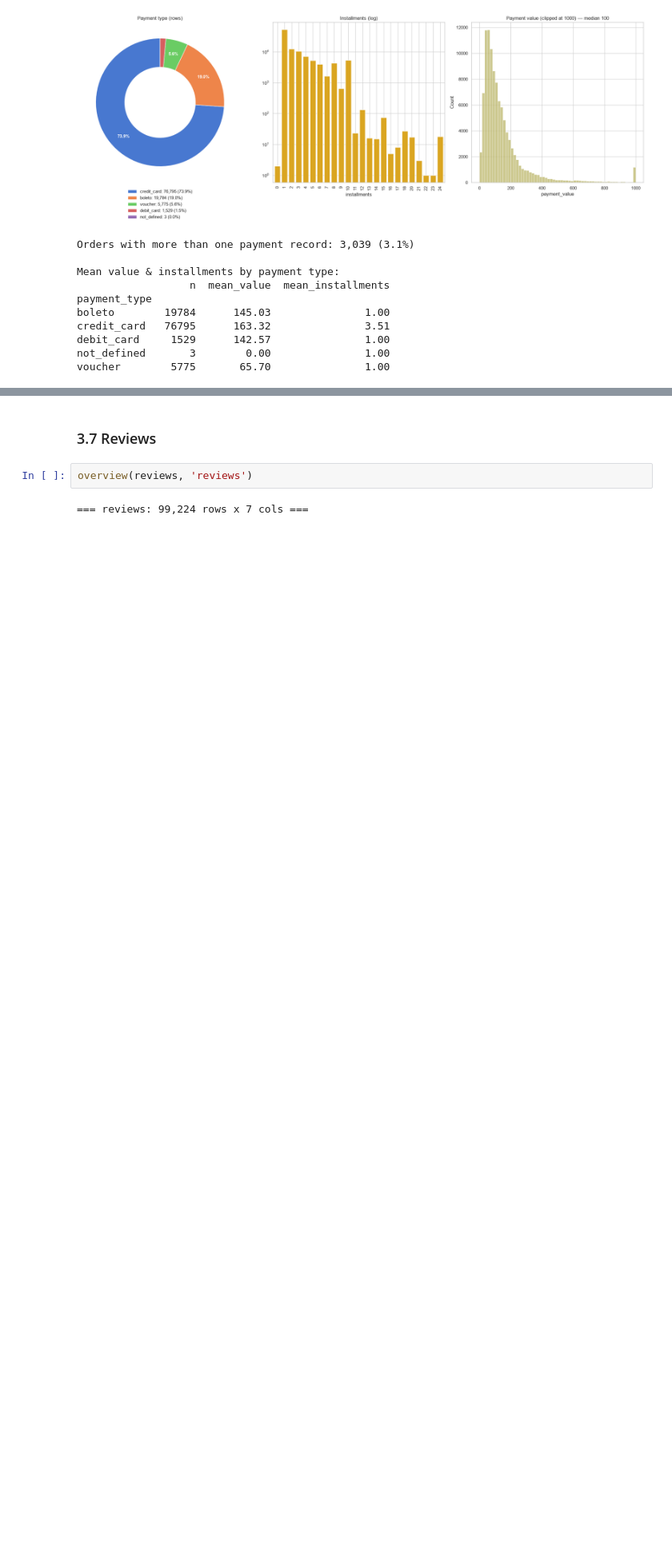
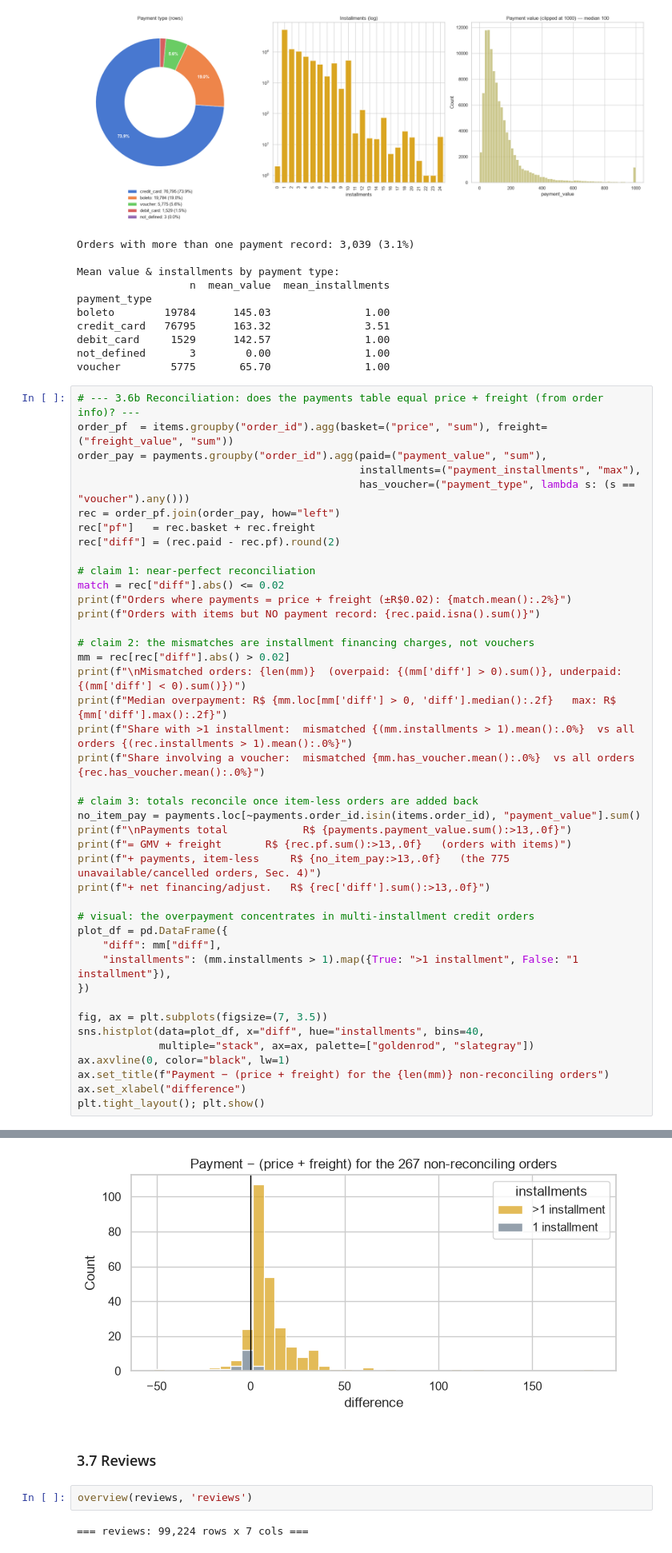
Before and after one commit to IT5006-Group9/IT5006-Group9-Olist-Project, a Jupyter notebook: notebooks/olist_eda.ipynb, the cells around one changed output, grey strips where cells are left out. Shown at 80% size. Saved outputs shown, nothing was run; the diff lists cells and outputs as text; blank space fills up the shorter version.

```diff
--- a/notebooks/olist_eda.ipynb
+++ b/notebooks/olist_eda.ipynb
@@ -499,3 +507,46 @@ credit_card   76795      163.32               3.51
 debit_card     1529      142.57               1.00
 not_defined       3        0.00               1.00
 voucher        5775       65.70               1.00
+# %%
+# --- 3.6b Reconciliation: does the payments table equal price + freight (from order info)? ---
+order_pf  = items.groupby("order_id").agg(basket=("price", "sum"), freight=("freight_value", "sum"))
+order_pay = payments.groupby("order_id").agg(paid=("payment_value", "sum"),
+                                             installments=("payment_installments", "max"),
+                                             has_voucher=("payment_type", lambda s: (s == "voucher").any()))
+rec = order_pf.join(order_pay, how="left")
+rec["pf"]   = rec.basket + rec.freight
+rec["diff"] = (rec.paid - rec.pf).round(2)
+
+# claim 1: near-perfect reconciliation
+match = rec["diff"].abs() <= 0.02
+print(f"Orders where payments = price + freight (±R$0.02): {match.mean():.2%}")
+print(f"Orders with items but NO payment record: {rec.paid.isna().sum()}")
+
+# claim 2: the mismatches are installment financing charges, not vouchers
+mm = rec[rec["diff"].abs() > 0.02]
+print(f"\nMismatched orders: {len(mm)}  (overpaid: {(mm['diff'] > 0).sum()}, underpaid: {(mm['diff'] < 0).sum()})")
+print(f"Median overpayment: R$ {mm.loc[mm['diff'] > 0, 'diff'].median():.2f}   max: R$ {mm['diff'].max():.2f}")
+print(f"Share with >1 installment:  mismatched {(mm.installments > 1).mean():.0%}  vs all orders {(rec.installments > 1).mean():.0%}")
+print(f"Share involving a voucher:  mismatched {mm.has_voucher.mean():.0%}  vs all orders {rec.has_voucher.mean():.0%}")
+
+# claim 3: totals reconcile once item-less orders are added back
+no_item_pay = payments.loc[~payments.order_id.isin(items.order_id), "payment_value"].sum()
+print(f"\nPayments total            R$ {payments.payment_value.sum():>13,.0f}")
+print(f"= GMV + freight       R$ {rec.pf.sum():>13,.0f}   (orders with items)")
+print(f"+ payments, item-less     R$ {no_item_pay:>13,.0f}   (the 775 unavailable/cancelled orders, Sec. 4)")
+print(f"+ net financing/adjust.   R$ {rec['diff'].sum():>13,.0f}")
+
+# visual: the overpayment concentrates in multi-installment credit orders
+plot_df = pd.DataFrame({
+    "diff": mm["diff"],
+    "installments": (mm.installments > 1).map({True: ">1 installment", False: "1 installment"}),
+})
+
+fig, ax = plt.subplots(figsize=(7, 3.5))
+sns.histplot(data=plot_df, x="diff", hue="installments", bins=40,
+             multiple="stack", ax=ax, palette=["goldenrod", "slategray"])
+ax.axvline(0, color="black", lw=1)
+ax.set_title(f"Payment − (price + freight) for the {len(mm)} non-reconciling orders")
+ax.set_xlabel("difference")
+plt.tight_layout(); plt.show()
+# %% [output]
@@ -502,3 +565,4 @@ voucher        5775       65.70               1.00
+[figure, added]
 # %% [markdown]
 ### 3.7 Reviews
 # %%
```
Also changed, not shown: parts of 18 cells of this notebook.
